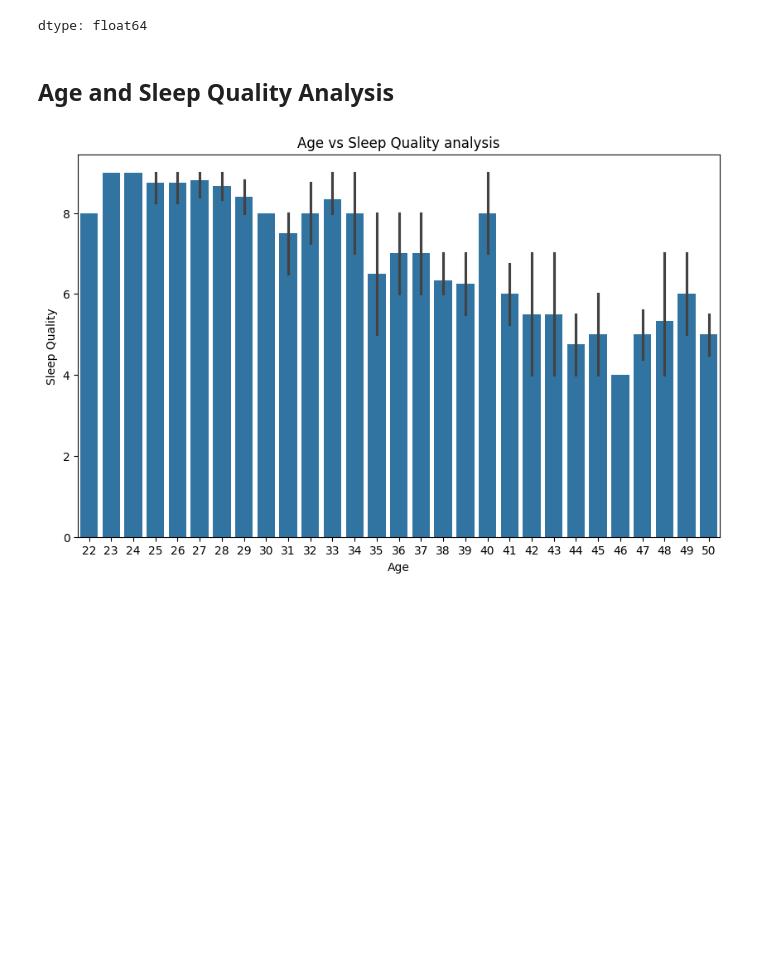
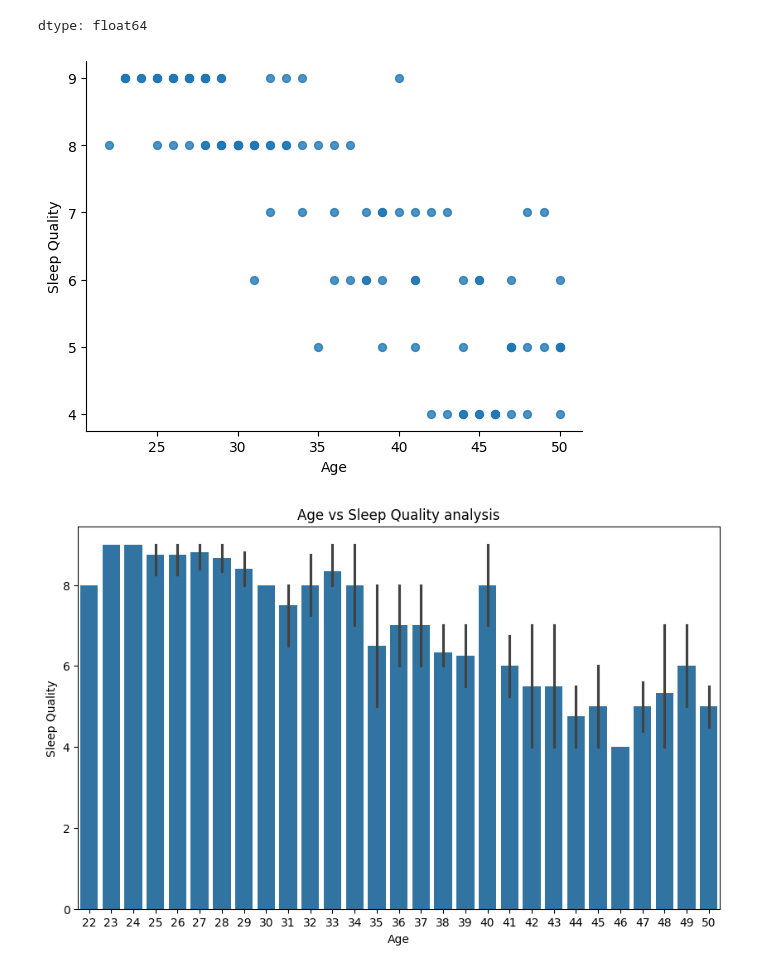
Before and after one commit to Dppzee0201/Sleep-Analysis, a Jupyter notebook: Sleep_data_Analysis.ipynb, the cells around one changed output. Saved outputs shown, nothing was run; the diff lists cells and outputs as text; code cells hidden in the pictures; blank space fills up the shorter version.

```diff
--- a/Sleep_data_Analysis.ipynb
+++ b/Sleep_data_Analysis.ipynb
@@ -110,8 +111,14 @@ age_sleepQuality_corr['Age']
 | Age | 1.000000 |
 | Sleep Quality | -0.848356 |
 dtype: float64
-# %% [markdown]
-## **Age and Sleep Quality Analysis**
+# %%
+# @title Age vs Sleep Quality
+
+from matplotlib import pyplot as plt
+df.plot(kind='scatter', x='Age', y='Sleep Quality', s=32, alpha=.8)
+plt.gca().spines[['top', 'right',]].set_visible(False)
+# %% [output]
+[figure, added]
 # %%
 plt.figure(figsize=(10 ,6))
 sns.barplot(x='Age',y='Sleep Quality',data=df)
```
Also changed, not shown: parts of 4 cells of this notebook.
